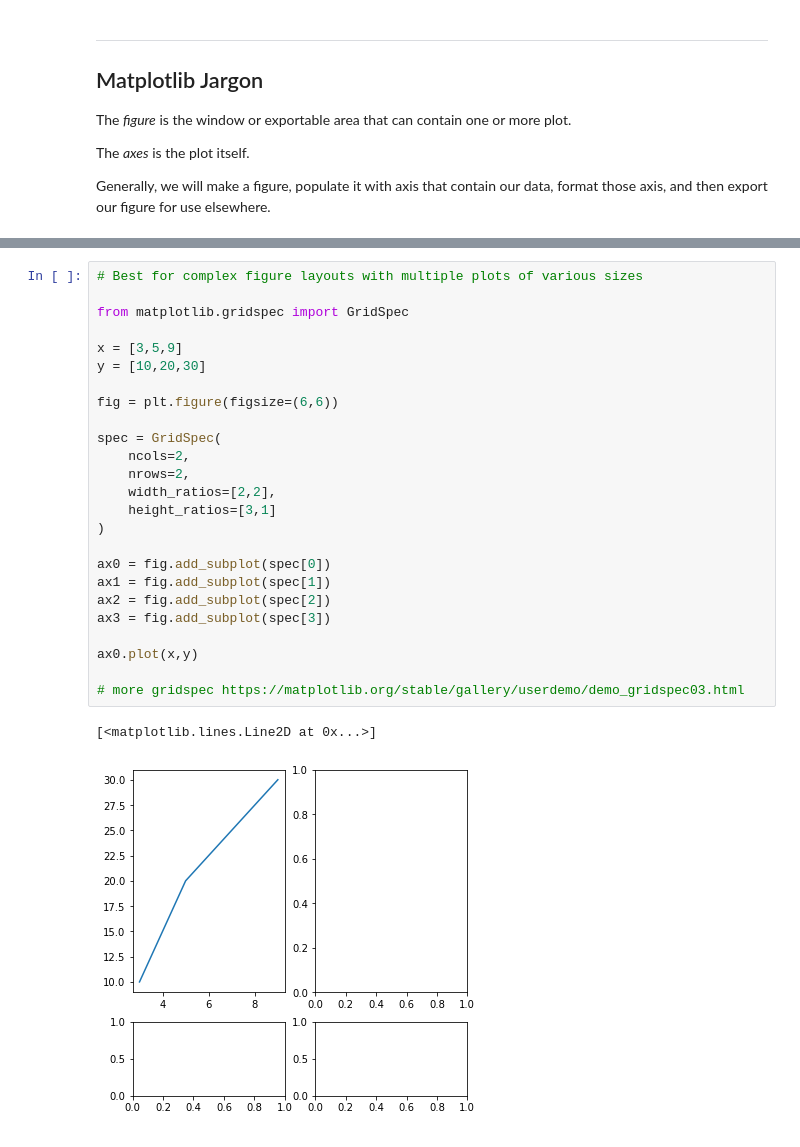
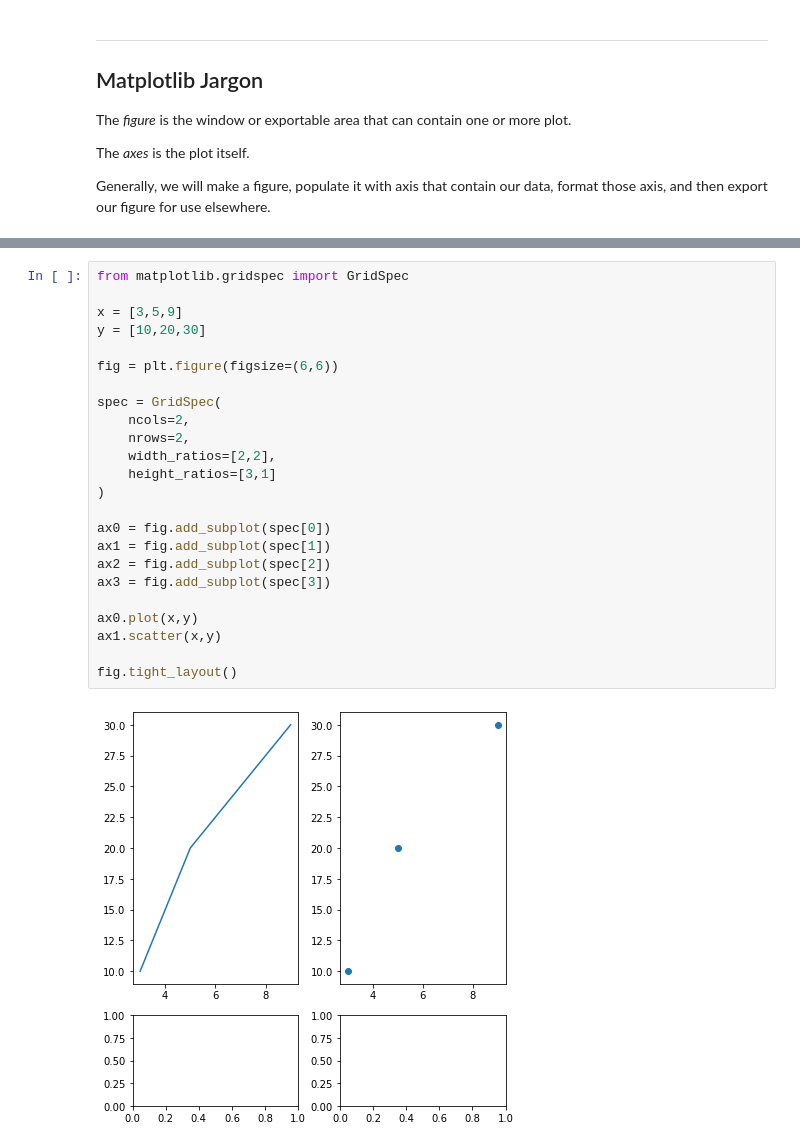
Before and after one commit to ICWallis/tutorial-publication-ready-figures, a Jupyter notebook: 0-introduction.ipynb, the cells around one changed output, grey strips where cells are left out. Cells and saved outputs as stored; diff of their text form.

Commit message:
Make figure building demo

```diff
--- a/0-introduction.ipynb
+++ b/0-introduction.ipynb
@@ -46,28 +103,26 @@ ax.plot(x,y)
 # %%
-# Best for complex figure layouts with multiple plots of various sizes
-
 from matplotlib.gridspec import GridSpec
 
 x = [3,5,9]
 y = [10,20,30]
 
 fig = plt.figure(figsize=(6,6))
 
 spec = GridSpec(
     ncols=2,
     nrows=2,
     width_ratios=[2,2],
     height_ratios=[3,1]
 )
 
 ax0 = fig.add_subplot(spec[0])
 ax1 = fig.add_subplot(spec[1])
 ax2 = fig.add_subplot(spec[2])
 ax3 = fig.add_subplot(spec[3])
 
 ax0.plot(x,y)
+ax1.scatter(x,y)
 
-# more gridspec https://matplotlib.org/stable/gallery/userdemo/demo_gridspec03.html
+fig.tight_layout()
 # %% [output]
-[<matplotlib.lines.Line2D at 0x...>]
-[figure, old version]
+[figure, new version]
```
Also changed, not shown: parts of 15 cells of this notebook.
